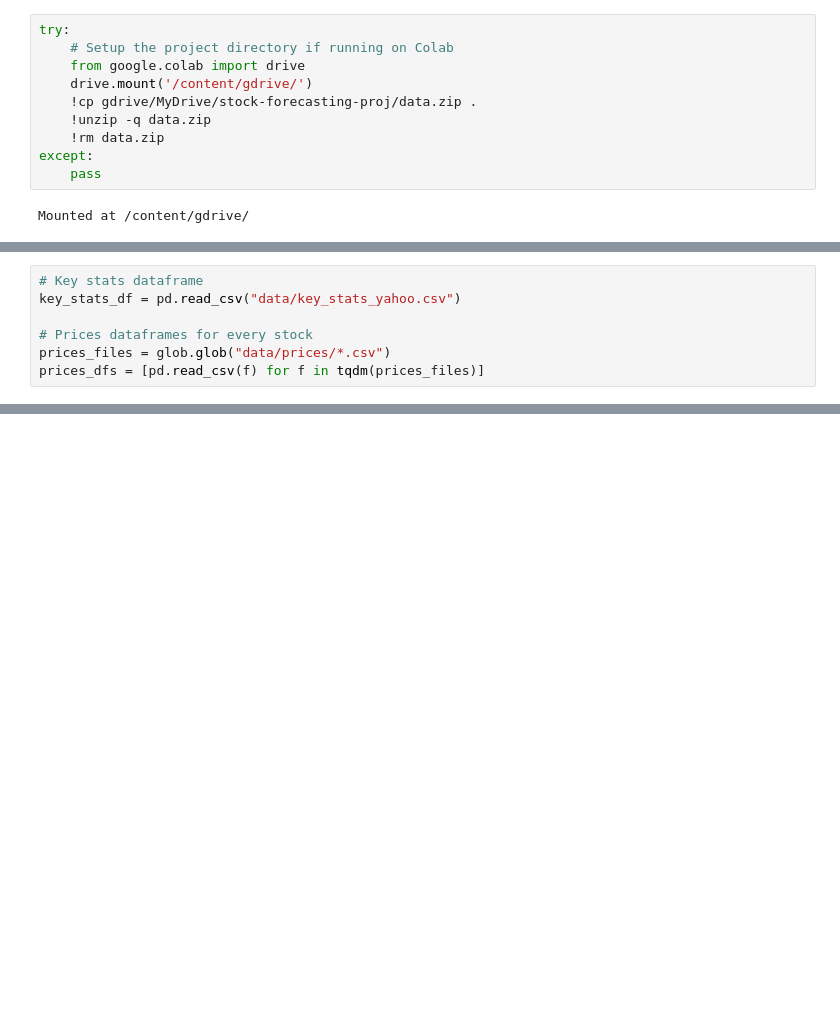
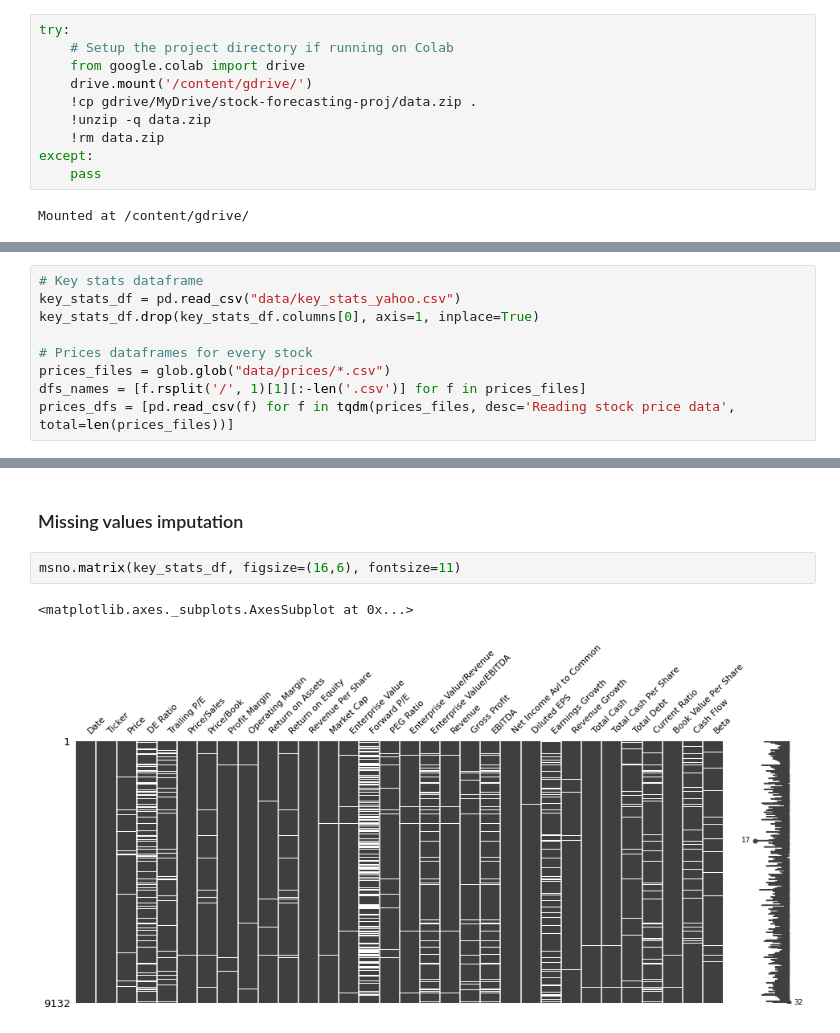
Before and after one commit to LeonardoEmili/stock-price-forecasting, a Jupyter notebook: forecasting.ipynb, the cells around one changed output, grey strips where cells are left out. Saved outputs shown, nothing was run; the diff lists cells and outputs as text; blank space fills up the shorter version.

Commit message:
Part of data analysis

```diff
--- a/forecasting.ipynb
+++ b/forecasting.ipynb
@@ -35,7 +37,9 @@ from tqdm.notebook import tqdm
 # %%
 # Key stats dataframe
 key_stats_df = pd.read_csv("data/key_stats_yahoo.csv")
+key_stats_df.drop(key_stats_df.columns[0], axis=1, inplace=True)
 
 # Prices dataframes for every stock
 prices_files = glob.glob("data/prices/*.csv")
-prices_dfs = [pd.read_csv(f) for f in tqdm(prices_files)]
+dfs_names = [f.rsplit('/', 1)[1][:-len('.csv')] for f in prices_files]
+prices_dfs = [pd.read_csv(f) for f in tqdm(prices_files, desc='Reading stock price data', total=len(prices_files))]
@@ -64,0 +106,7 @@ Prices dataframe format:
+# %% [markdown]
+### Missing values imputation
+# %%
+msno.matrix(key_stats_df, figsize=(16,6), fontsize=11)
+# %% [output]
+<matplotlib.axes._subplots.AxesSubplot at 0x...>
+[figure, added]
```
Also changed, not shown: parts of 14 cells of this notebook.
